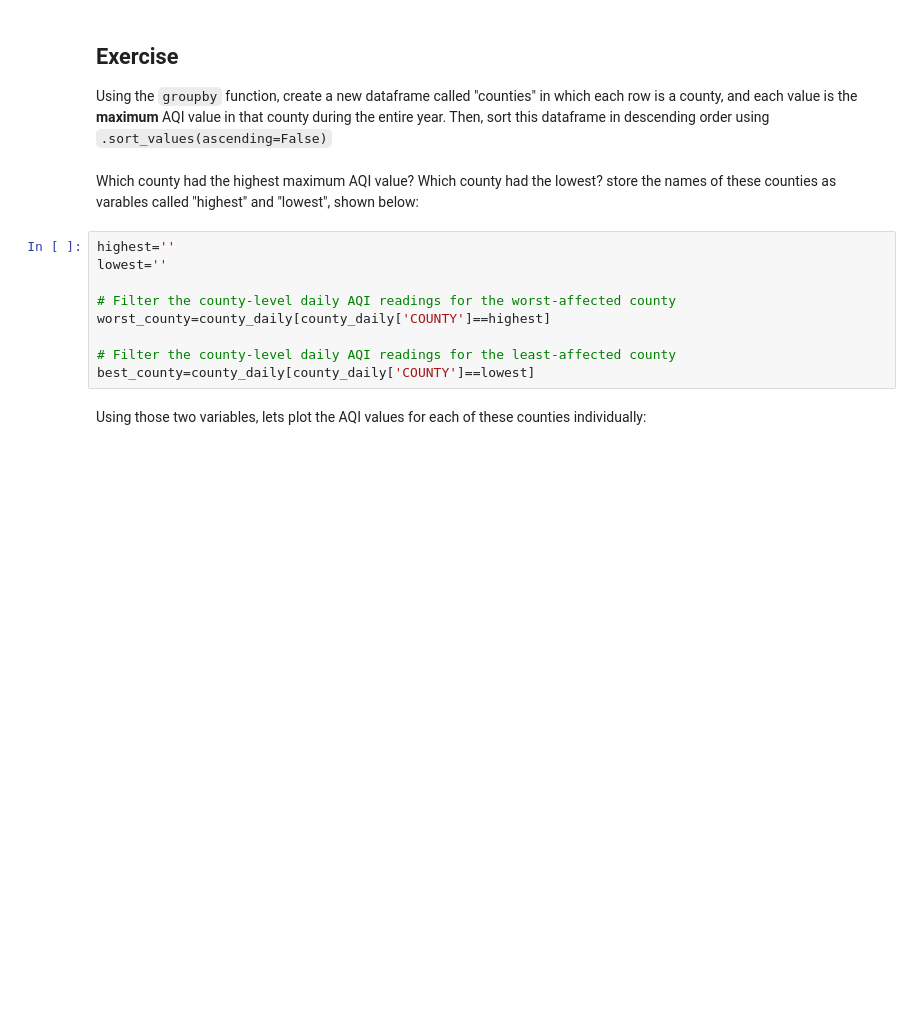
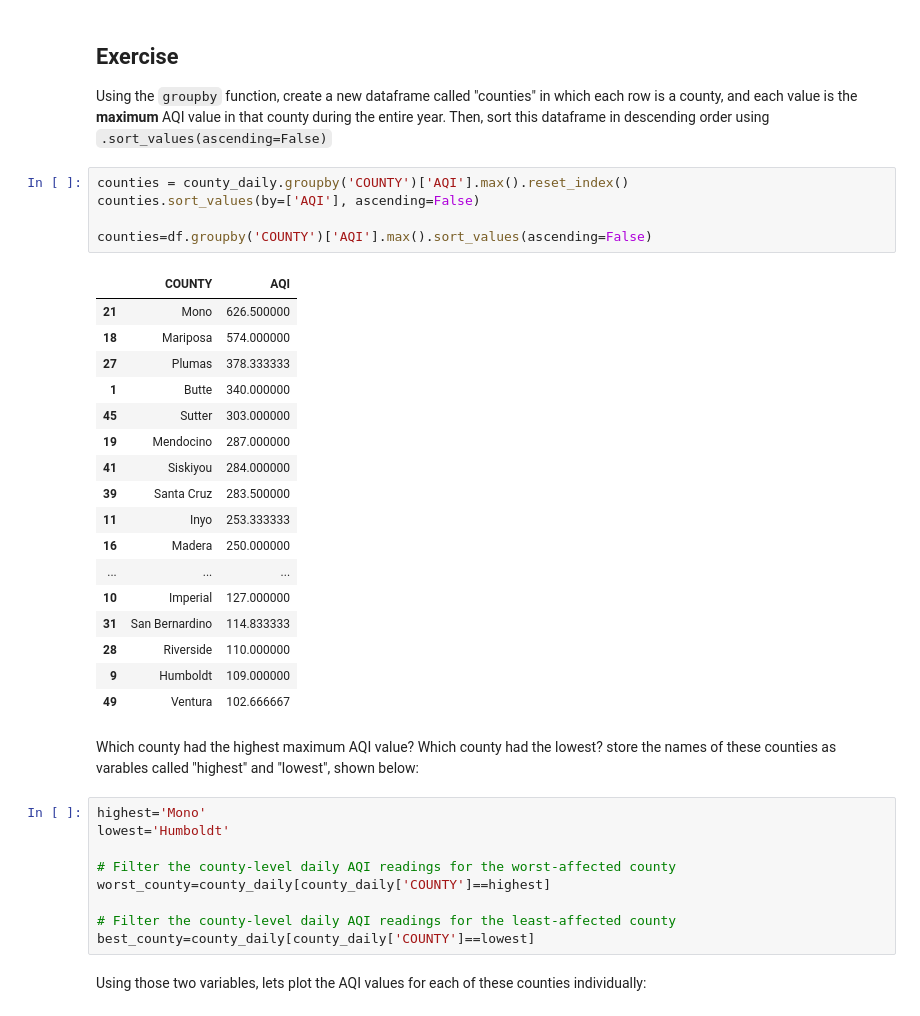
Before and after one commit to laramcwilliam/QM2, a Jupyter notebook: notebooks/W03. Spatial Data.ipynb, the cells around one changed output. Saved outputs shown, nothing was run; the diff lists cells and outputs as text; blank space fills up the shorter version.

```diff
--- a/notebooks/W03. Spatial Data.ipynb
+++ b/notebooks/W03. Spatial Data.ipynb
@@ -203,11 +256,34 @@ county_daily
 ## Exercise
 
 Using the `groupby` function, create a new dataframe called "counties" in which each row is a county, and each value is the **maximum** AQI value in that county during the entire year. Then, sort this dataframe in descending order using `.sort_values(ascending=False)`
+# %%
+counties = county_daily.groupby('COUNTY')['AQI'].max().reset_index()
+counties.sort_values(by=['AQI'], ascending=False)
+
+counties=df.groupby('COUNTY')['AQI'].max().sort_values(ascending=False)
+# %% [output]
+|  | COUNTY | AQI |
+| 21 | Mono | 626.500000 |
+| 18 | Mariposa | 574.000000 |
+| 27 | Plumas | 378.333333 |
+| 1 | Butte | 340.000000 |
+| 45 | Sutter | 303.000000 |
+| 19 | Mendocino | 287.000000 |
+| 41 | Siskiyou | 284.000000 |
+| 39 | Santa Cruz | 283.500000 |
+| 11 | Inyo | 253.333333 |
+| 16 | Madera | 250.000000 |
+| ... | ... | ... |
+| 10 | Imperial | 127.000000 |
+| 31 | San Bernardino | 114.833333 |
+| 28 | Riverside | 110.000000 |
+| 9 | Humboldt | 109.000000 |
+| 49 | Ventura | 102.666667 |
 # %% [markdown]
 Which county had the highest maximum AQI value? Which county had the lowest? store the names of these counties as varables called "highest" and "lowest", shown below:
 # %%
-highest=''
-lowest=''
+highest='Mono'
+lowest='Humboldt'
 
 # Filter the county-level daily AQI readings for the worst-affected county
 worst_county=county_daily[county_daily['COUNTY']==highest]
```
Also changed, not shown: parts of 13 cells of this notebook.
